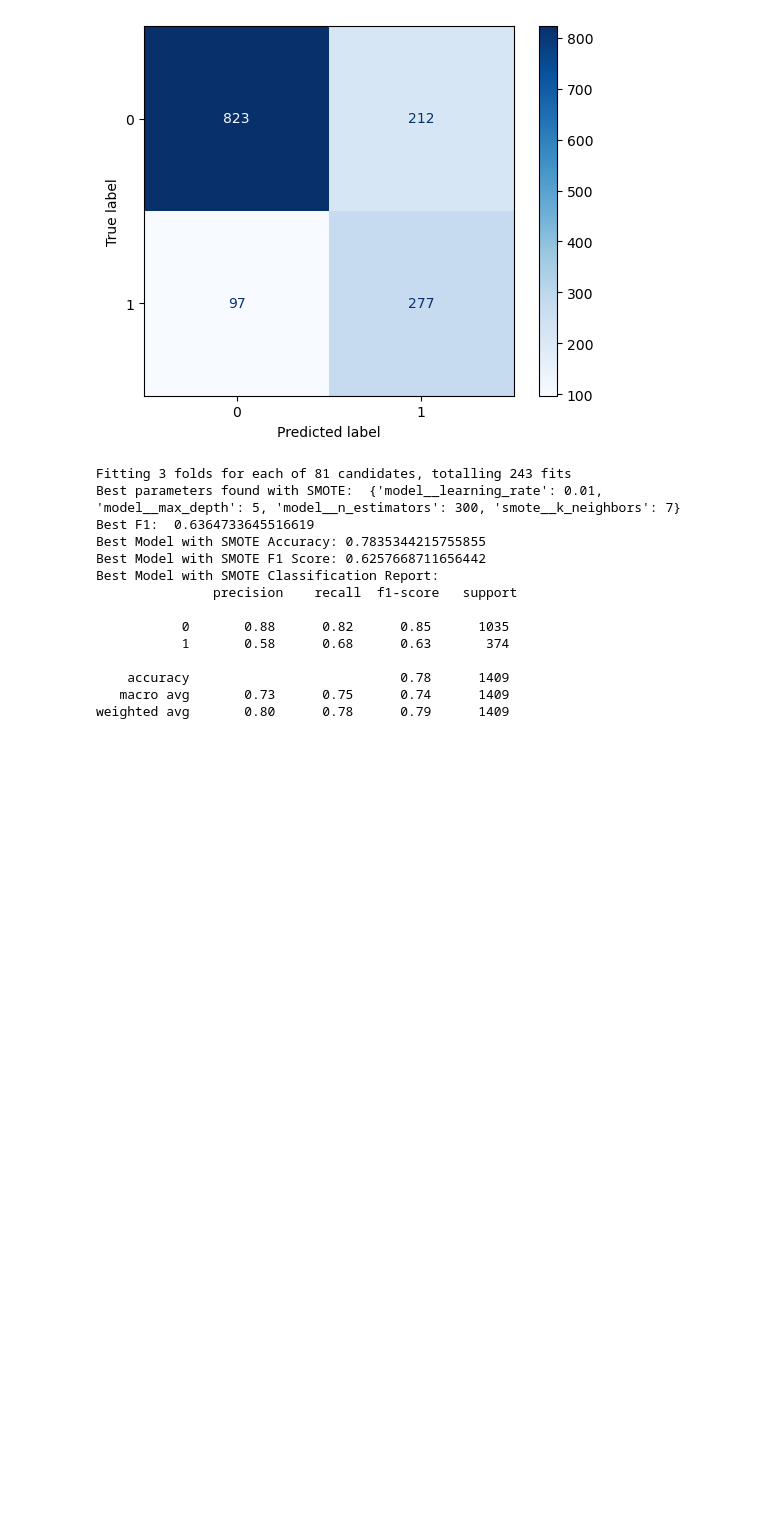
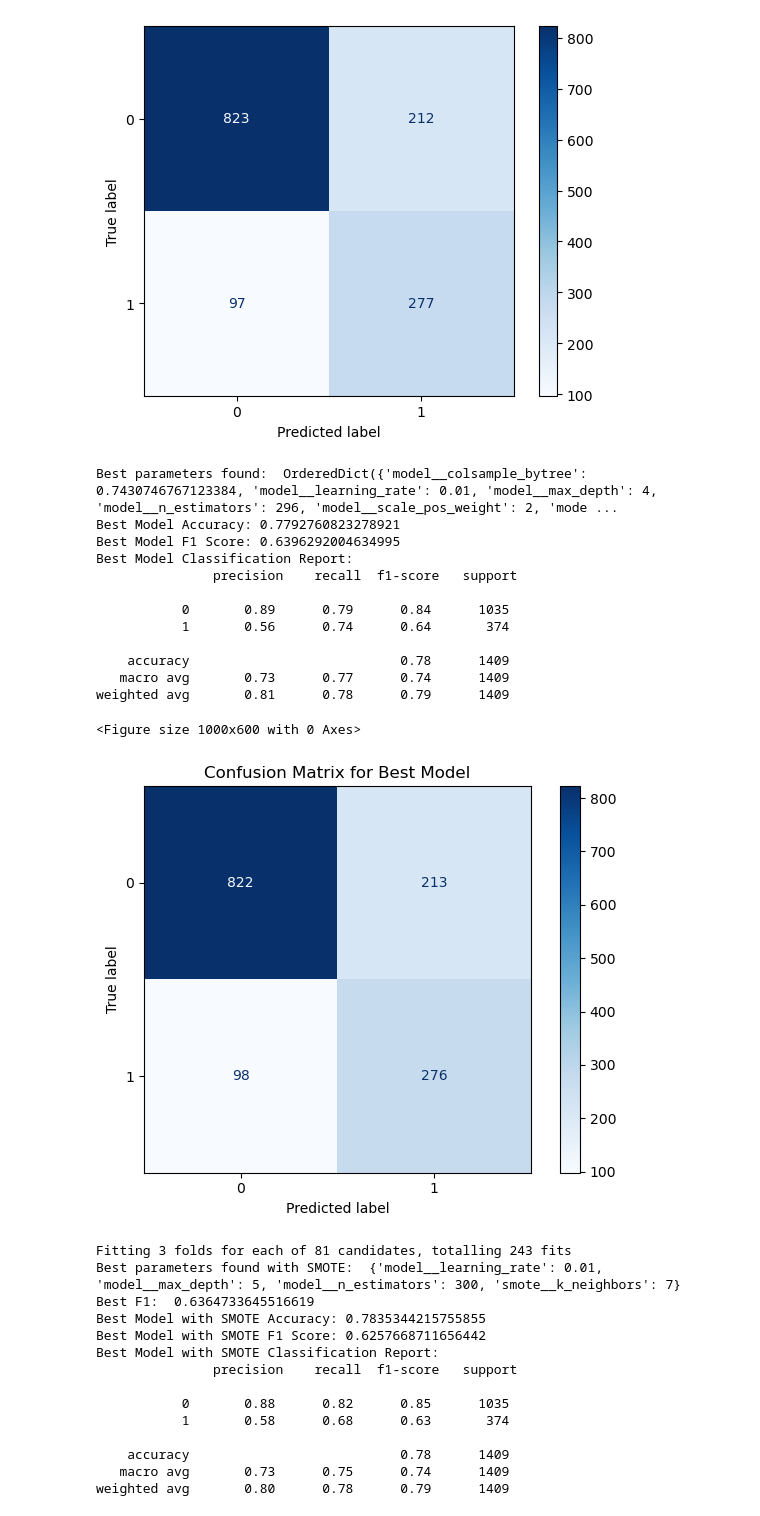
Before and after one commit to PancratiusV/Telco-Customer-Churn-Prediction, a Jupyter notebook: Telco_sklearn.ipynb, the cells around one changed output. Saved outputs shown, nothing was run; the diff lists cells and outputs as text; code cells hidden in the pictures; blank space fills up the shorter version.

Commit message:
Trying BayesianSearchCV

```diff
--- a/Telco_sklearn.ipynb
+++ b/Telco_sklearn.ipynb
@@ -151,6 +151,48 @@ Best Model Classification Report:
 weighted avg       0.81      0.78      0.79      1409
 <Figure size 1000x600 with 0 Axes>
 [figure]
+# %%
+from skopt import BayesSearchCV
+
+param_grid_2 = {
+    'model__n_estimators': (100,500),
+    'model__max_depth': (3,10),
+    'model__learning_rate': (.01,.1,'log-uniform'),
+    'model__scale_pos_weight': (1, 3),  # Adjusting for class imbalance
+    'model__subsample': (.5,1),
+    'model__colsample_bytree': (.6,1),
+}
+
+grid_search_2 = BayesSearchCV(clf, search_spaces=param_grid_2, scoring='f1', cv=3, n_jobs=-1,random_state=42)
+grid_search_2.fit(X_train, y_train)
+
+print("Best parameters found: ", grid_search_2.best_params_)
+best_model_2 = grid_search_2.best_estimator_
+y_pred_best_2 = best_model_2.predict(X_test)
+
+print("Best Model Accuracy:", accuracy_score(y_test, y_pred_best_2))
+print("Best Model F1 Score:", f1_score(y_test, y_pred_best_2, pos_label=1))
+print("Best Model Classification Report:\n", classification_report(y_test, y_pred_best_2))
+plt.figure(figsize=(10, 6))
+ConfusionMatrixDisplay.from_estimator(best_model_2, X_test, y_test, cmap=plt.cm.Blues)
+plt.title("Confusion Matrix for Best Model")
+plt.tight_layout()
+plt.show()
+# %% [output]
+Best parameters found:  OrderedDict({'model__colsample_bytree': 0.7430746767123384, 'model__learning_rate': 0.01, 'model__max_depth': 4, 'model__n_estimators': 296, 'model__scale_pos_weight': 2, 'mode ...
+Best Model Accuracy: 0.7792760823278921
+Best Model F1 Score: 0.6396292004634995
+Best Model Classification Report:
+               precision    recall  f1-score   support
+
+           0       0.89      0.79      0.84      1035
+           1       0.56      0.74      0.64       374
+
+    accuracy                           0.78      1409
+   macro avg       0.73      0.77      0.74      1409
+weighted avg       0.81      0.78      0.79      1409
+<Figure size 1000x600 with 0 Axes>
+[figure, added]
 # %%
 #using SMOTE for handling class imbalance
 from imblearn.over_sampling import SMOTE
```
Also changed, not shown: parts of 4 cells of this notebook, 2 other files.
